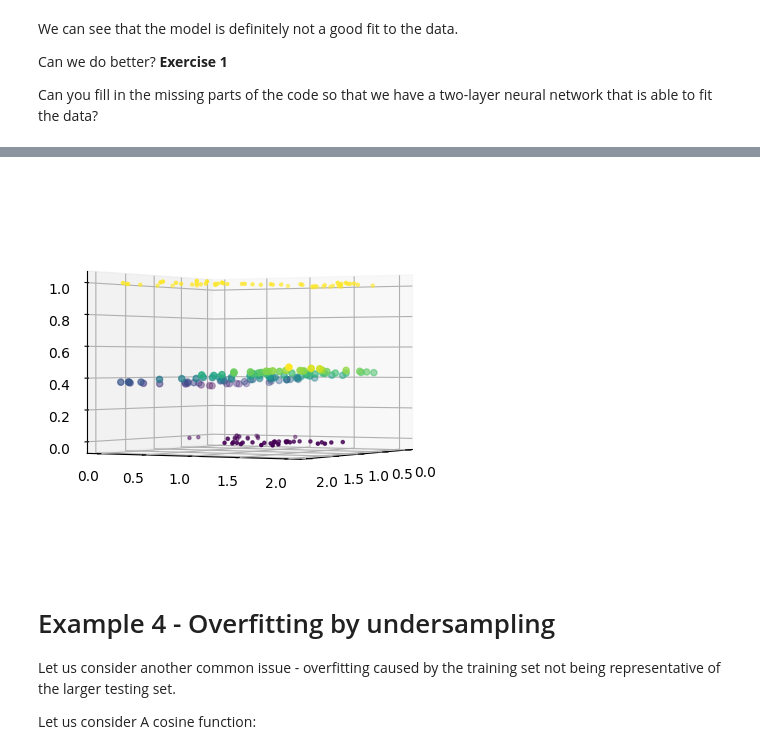
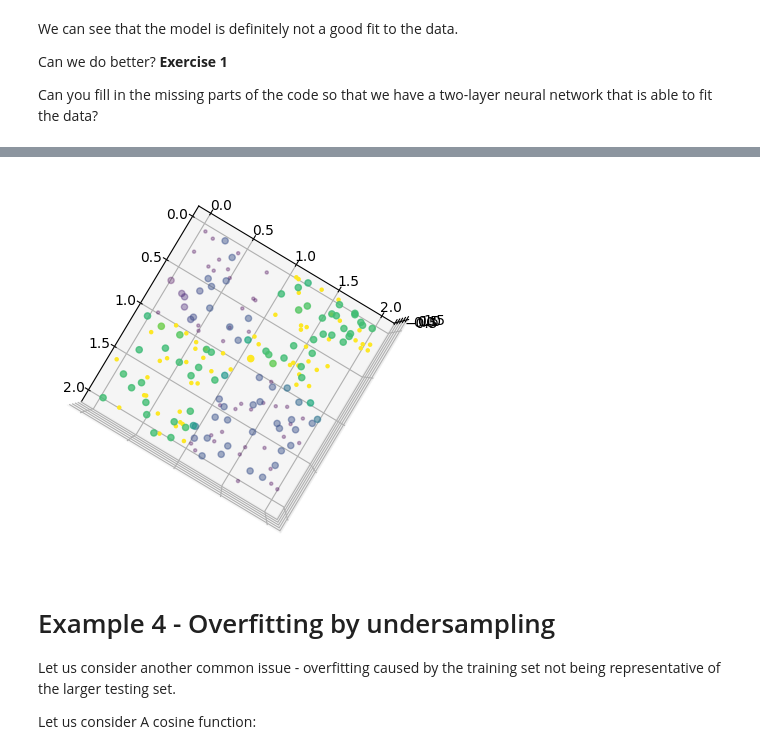
Before and after one commit to SydanJainen/4EU-DeepLearningCourse, a Jupyter notebook: Week_01/Deep4Life_Lab_1_Introduction_to_pytorch_noSolution.ipynb, the cells around one changed output, grey strips where cells are left out. Saved outputs shown, nothing was run; the diff lists cells and outputs as text; code cells hidden in the pictures.

```diff
--- a/Week_01/Deep4Life_Lab_1_Introduction_to_pytorch_noSolution.ipynb
+++ b/Week_01/Deep4Life_Lab_1_Introduction_to_pytorch_noSolution.ipynb
@@ -497,10 +499,21 @@ epoch:  14500  loss:  2.050250259344466e-05
 # %%
+N_samples=100
+test_X1s=np.random.rand(N_samples)*2
+test_X2s=np.random.rand(N_samples)*2
+
+test_Ys=np.array([XOR_like(x1,x2) for x1,x2 in zip(test_X1s,test_X2s)])
+
 fig, ax = plt.subplots(subplot_kw={"projection": "3d"})
+#prepare test input  data
+test_inputs = torch.tensor(np.concatenate((test_X1s.reshape((N_samples,1)),test_X2s.reshape((N_samples,1))),axis=1), dtype=torch.float32)
+with torch.no_grad():
+    test_output = model(test_inputs)
+
 ax.scatter(train_X1s, train_X2s, train_Ys,label="training data",c=train_Ys,marker=".")
 ax.scatter(test_X1s,test_X2s,test_output,label="testing data",c=test_output,marker="o")
-ax.view_init(0,30)
+ax.view_init(90,30)
 # %% [output]
-[figure, old version]
+[figure, new version]
 # %% [markdown]
 # Example 4 - Overfitting by undersampling
 
```
Also changed, not shown: parts of 17 cells of this notebook.
